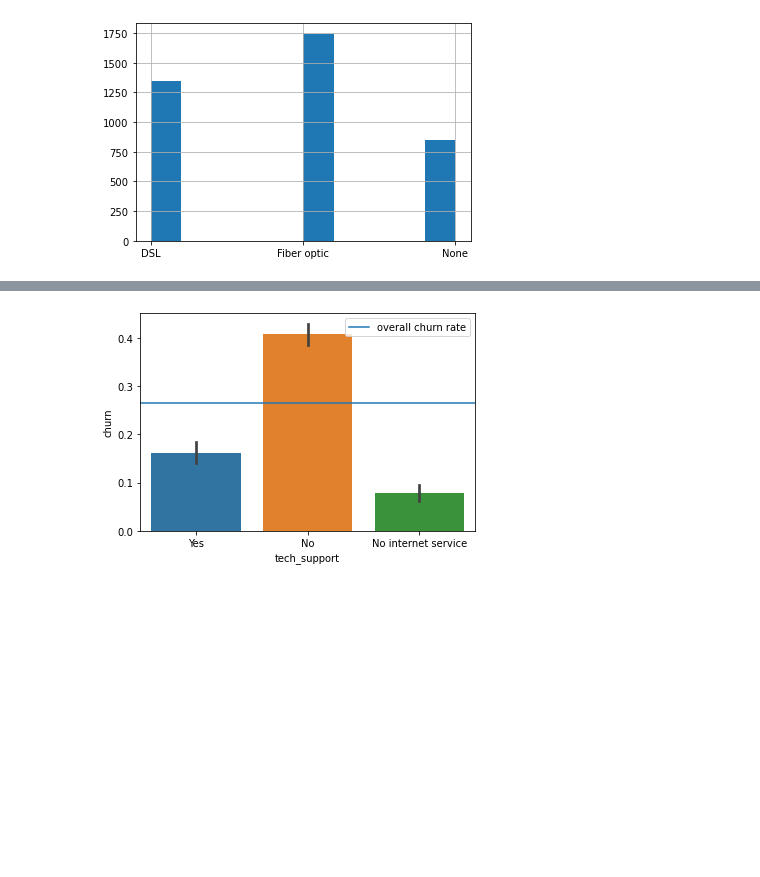
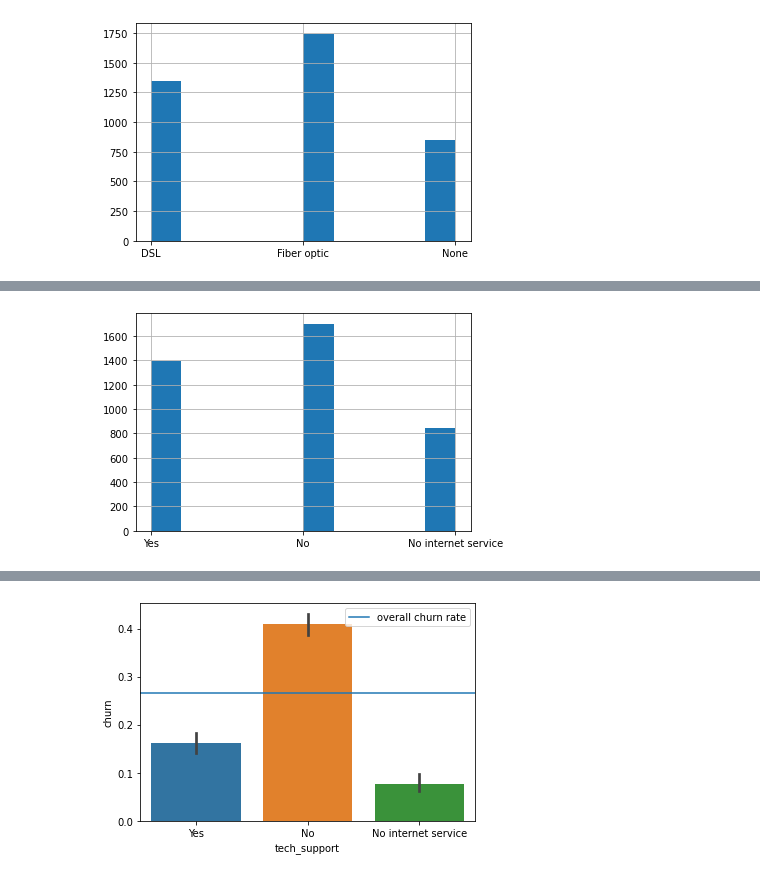
Before and after one commit to NSharick/classification-project, a Jupyter notebook: classification_project_exploration_notebook.ipynb, the cells around one changed output, grey strips where cells are left out. Drawn from its saved outputs; the diff is of its cells as text; code cells hidden in the pictures; blank space fills up the shorter version.

```diff
--- a/classification_project_exploration_notebook.ipynb
+++ b/classification_project_exploration_notebook.ipynb
@@ -340,0 +359,5 @@ plt.show()
+# %%
+train.online_backup.hist()
+plt.show()
+# %% [output]
+[figure, added]
```
Also changed, not shown: parts of 106 cells of this notebook, 1 other file.
